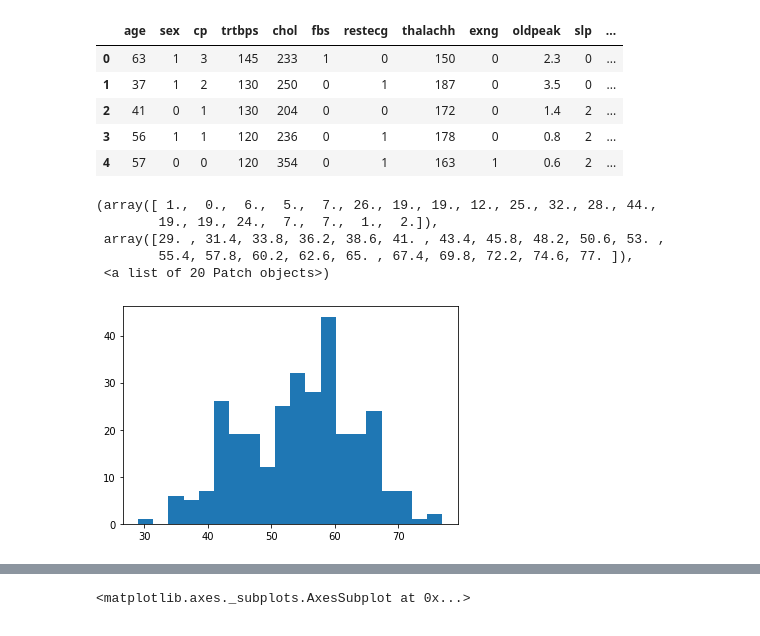
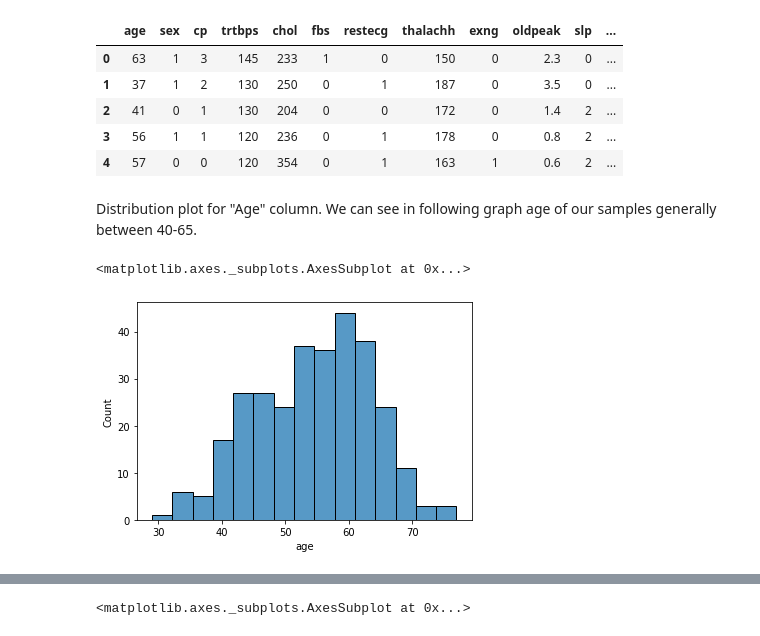
Before and after one commit to emrullahozkilinc/machine-learning, a Jupyter notebook: heart_prediction.ipynb, the cells around one changed output, grey strips where cells are left out. Drawn from its saved outputs; the diff is of its cells as text; code cells hidden in the pictures.

```diff
--- a/heart_prediction.ipynb
+++ b/heart_prediction.ipynb
@@ -23,15 +32,13 @@ data.head()
 | 2 | 41 | 0 | 1 | 130 | 204 | 0 | 0 | 172 | 0 | 1.4 | 2 | ... |
 | 3 | 56 | 1 | 1 | 120 | 236 | 0 | 1 | 178 | 0 | 0.8 | 2 | ... |
 | 4 | 57 | 0 | 0 | 120 | 354 | 0 | 1 | 163 | 1 | 0.6 | 2 | ... |
-# %%
-plt.hist(data['age'],bins=20)
-# %% [output]
-(array([ 1.,  0.,  6.,  5.,  7., 26., 19., 19., 12., 25., 32., 28., 44.,
-        19., 19., 24.,  7.,  7.,  1.,  2.]),
- array([29. , 31.4, 33.8, 36.2, 38.6, 41. , 43.4, 45.8, 48.2, 50.6, 53. ,
-        55.4, 57.8, 60.2, 62.6, 65. , 67.4, 69.8, 72.2, 74.6, 77. ]),
- <a list of 20 Patch objects>)
-[figure, removed]
+# %% [markdown]
+Distribution plot for "Age" column. We can see in following graph age of our samples generally between 40-65.
+# %%
+sns.histplot(data=data, x='age', bins=15)
+# %% [output]
+<matplotlib.axes._subplots.AxesSubplot at 0x...>
+[figure, added]
 # %%
 total_male = len(data.loc[data['sex']==1])
 total_female = len(data.loc[data['sex']==0])
```
Also changed, not shown: parts of 7 cells of this notebook.
